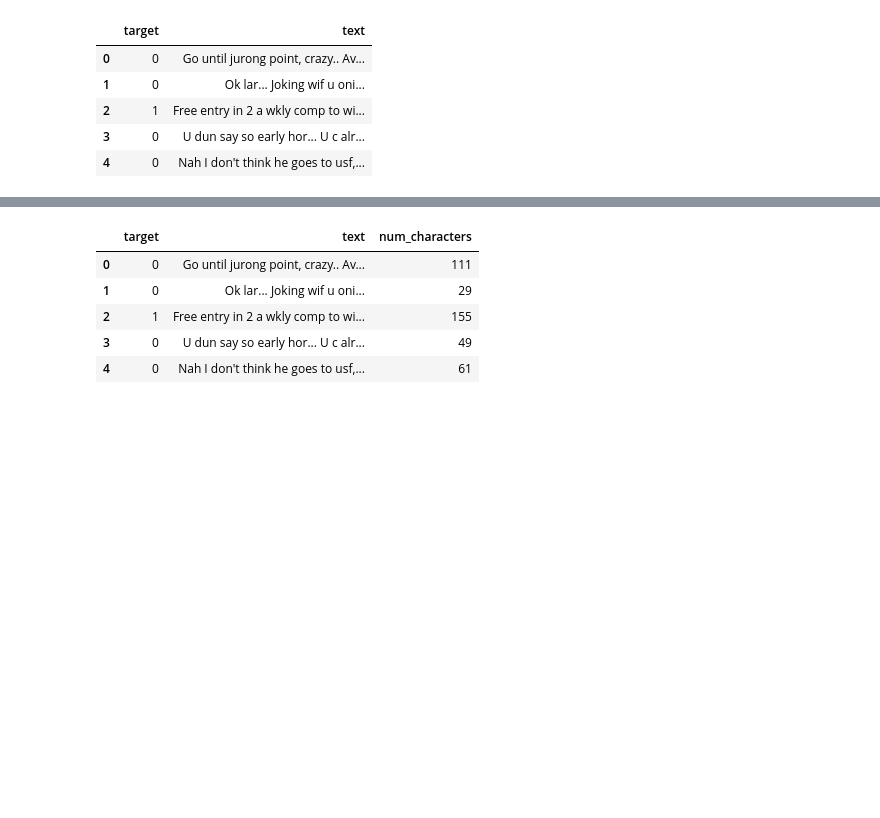
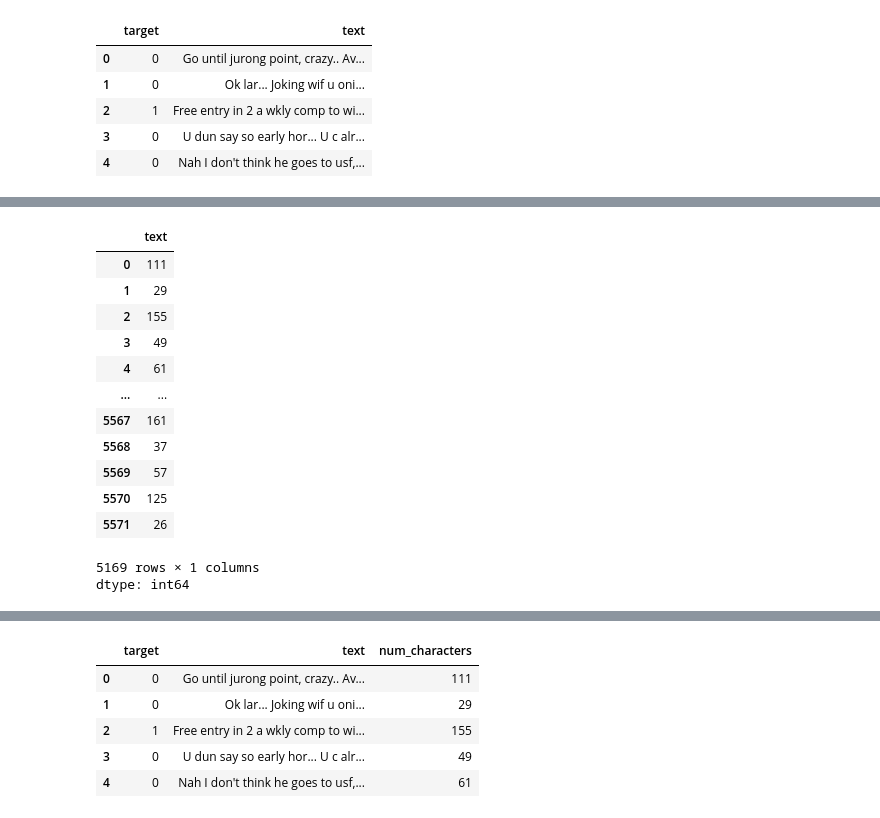
Before and after one commit to Bharatgaur/Email-Spam-Classifier-or-SMS-Spam-Classifier, a Jupyter notebook: sms_spam_detection.ipynb, the cells around one changed output, grey strips where cells are left out. Saved outputs shown, nothing was run; the diff lists cells and outputs as text; code cells hidden in the pictures; blank space fills up the shorter version.

```diff
--- a/sms_spam_detection.ipynb
+++ b/sms_spam_detection.ipynb
@@ -142,3 +208,20 @@ nltk.download('punkt')
 True
+# %%
+df['text'].apply(len)
+# %% [output]
+|  | text |
+| 0 | 111 |
+| 1 | 29 |
+| 2 | 155 |
+| 3 | 49 |
+| 4 | 61 |
+| ... | ... |
+| 5567 | 161 |
+| 5568 | 37 |
+| 5569 | 57 |
+| 5570 | 125 |
+| 5571 | 26 |
+5169 rows × 1 columns
+dtype: int64
 # %%
 df['num_characters'] = df['text'].apply(len)
```
Also changed, not shown: parts of 22 cells of this notebook.
